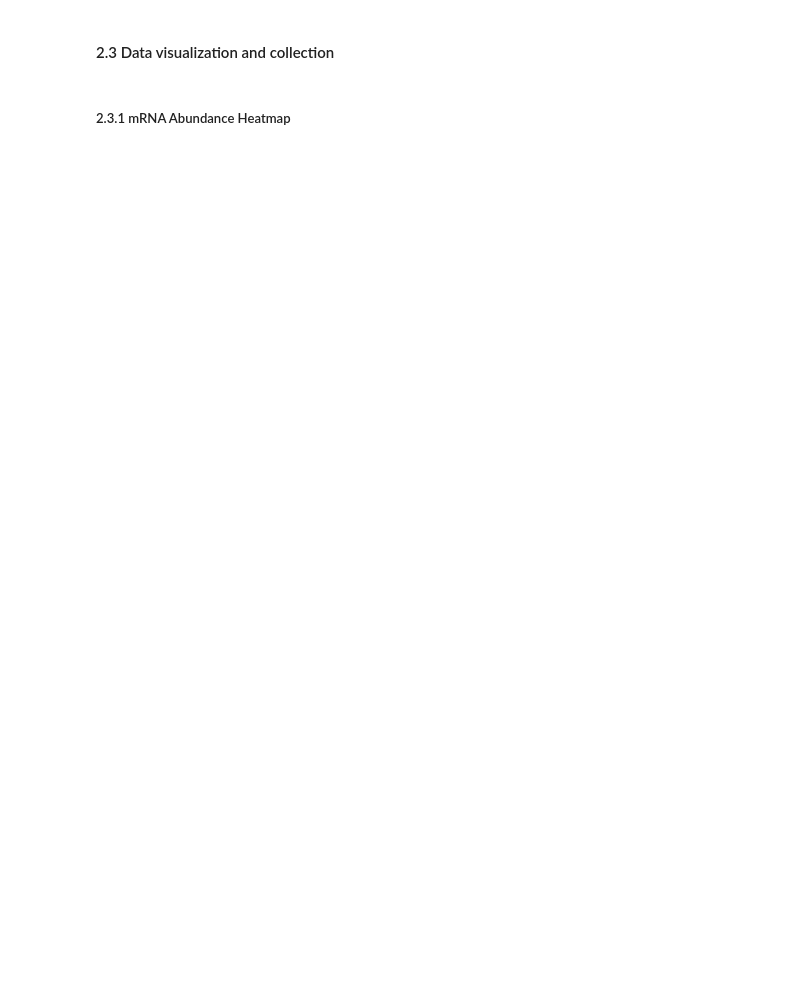
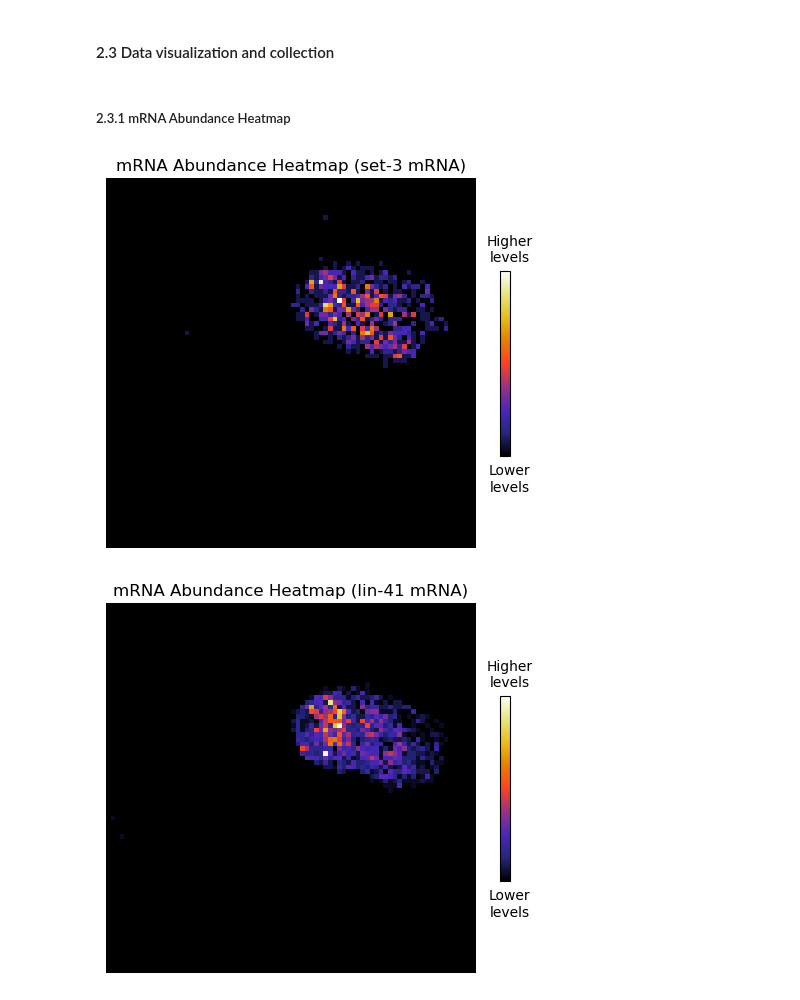
Before and after one commit to TorresNaly/ce-bigfish, a Jupyter notebook: 240610_FISHquant_RNAheatmap-conditional-channels.ipynb, the cells around one changed output. Saved outputs shown, nothing was run; the diff lists cells and outputs as text; code cells hidden in the pictures; blank space fills up the shorter version.

```diff
--- a/240610_FISHquant_RNAheatmap-conditional-channels.ipynb
+++ b/240610_FISHquant_RNAheatmap-conditional-channels.ipynb
@@ -456,39 +465,44 @@ def create_heatmap(spots_x, spots_y, masks_cytosol, masks_nuclei, output_filenam
     grid = np.zeros((grid_height, grid_width), dtype=int)
 
     # Count spots in each grid cell
     for x, y in zip(spots_x, spots_y):
         # Determine which grid cell the spot belongs to
         cell_x = int(x / cell_width)
         cell_y = int(y / cell_height)
 
         # Increment the count in the corresponding grid cell
         if 0 <= cell_x < grid_width and 0 <= cell_y < grid_height:
             grid[cell_y, cell_x] += 1
 
     # Create a heatmap
     plt.imshow(masks_cytosol, cmap='gray')  # Display the original image
     plt.imshow(masks_nuclei, cmap='gray')
     plt.imshow(grid, cmap='CMRmap', alpha=1, interpolation='nearest')  # Overlay the heatmap
     plt.title(f'mRNA Abundance Heatmap ({title_suffix})')
     plt.axis('off')
 
     # Create a vertical color bar
     cbar = plt.colorbar(orientation='vertical', shrink=0.5)  # Adjust the shrink parameter to make it smaller
     cbar.ax.text(1, 1.05, 'Higher\nlevels', transform=cbar.ax.transAxes, ha='center')
     cbar.ax.text(1, -0.19, 'Lower\nlevels', transform=cbar.ax.transAxes, ha='center')
     cbar.set_ticks([])
 
     # Save the plots in the results folder
     plt.savefig(output_filename)
     plt.show()
 
-# Generate heatmap for channel 0
-spots_x_ch0 = spots_post_clustering_ch0[:, 2]
-spots_y_ch0 = spots_post_clustering_ch0[:, 1]
-create_heatmap(spots_x_ch0, spots_y_ch0, masks_cytosol, masks_nuclei, os.path.join(output_folder, f'{Cy5}_heatmap.png'), Cy5)
+# Generate heatmap for channel 0 (Cy5) if spots_post_clustering_ch0 is defined
+if 'spots_post_clustering_ch0' in locals():
+    spots_x_ch0 = spots_post_clustering_ch0[:, 2]
+    spots_y_ch0 = spots_post_clustering_ch0[:, 1]
+    create_heatmap(spots_x_ch0, spots_y_ch0, masks_cytosol, masks_nuclei, os.path.join(output_folder, f'{Cy5}_heatmap.png'), Cy5)
 
-# Generate heatmap for channel 1
-spots_x_ch1 = spots_post_clustering_ch1[:, 2]
-spots_y_ch1 = spots_post_clustering_ch1[:, 1]
-create_heatmap(spots_x_ch1, spots_y_ch1, masks_cytosol, masks_nuclei, os.path.join(output_folder, f'{mCherry}_heatmap.png'), mCherry)
+# Generate heatmap for channel 1 (mCherry) if spots_post_clustering_ch1 is defined
+if 'spots_post_clustering_ch1' in locals():
+    spots_x_ch1 = spots_post_clustering_ch1[:, 2]
+    spots_y_ch1 = spots_post_clustering_ch1[:, 1]
+    create_heatmap(spots_x_ch1, spots_y_ch1, masks_cytosol, masks_nuclei, os.path.join(output_folder, f'{mCherry}_heatmap.png'), mCherry)
+# %% [output]
+[figure, added]
+[figure, added]
 # %%
```
Also changed, not shown: parts of 7 cells of this notebook.
